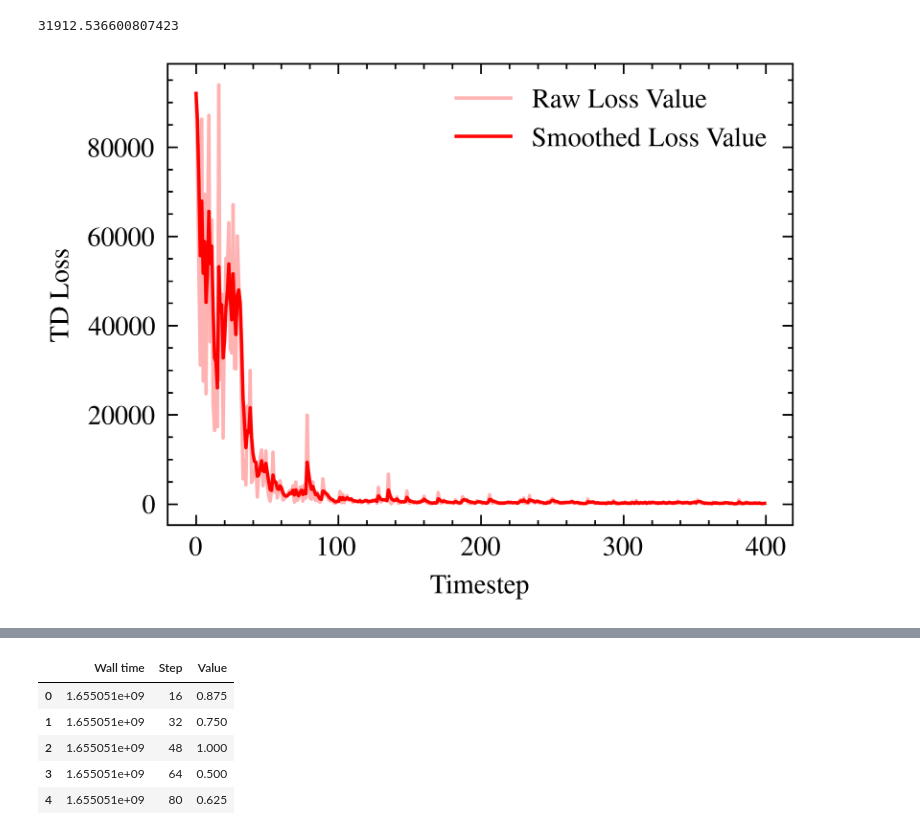
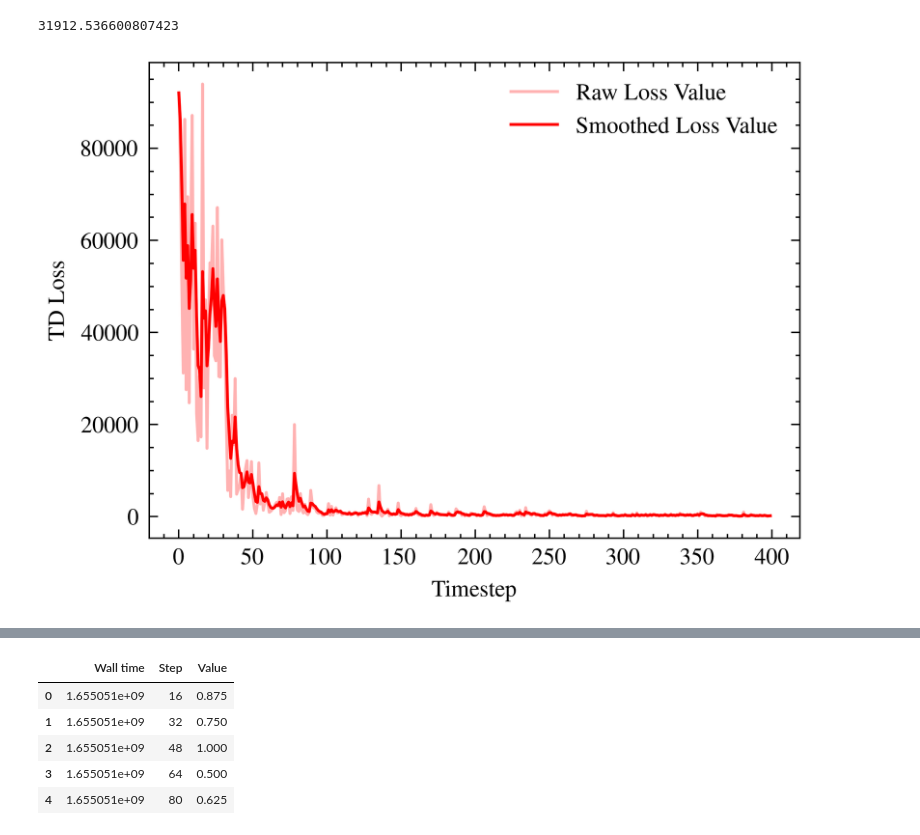
Before and after one commit to eytancanzini/rl-fixture-design, a Jupyter notebook: Python/notebooks/data_processing.ipynb, the cells around one changed output, grey strips where cells are left out. Cells and saved outputs as stored; diff of their text form; code cells hidden in the pictures.

```diff
--- a/Python/notebooks/data_processing.ipynb
+++ b/Python/notebooks/data_processing.ipynb
@@ -63,16 +63,16 @@ smoothed_points[14]
 # %%
 timesteps = np.asarray(df_td_loss['Step'])
 raw_points = np.asarray(df_td_loss['Value'])
-plt.figure()
+plt.figure(figsize=(4,3))
 plt.plot(timesteps, raw_points, 'r-', alpha=0.3)
 plt.plot(timesteps, smoothed_points, 'r-')
 plt.legend(['Raw Loss Value', 'Smoothed Loss Value'])
 plt.xlabel('Timestep')
 plt.ylabel('TD Loss')
-# plt.savefig('./loss-param.png')
+plt.savefig('./loss-param.png')
 plt.show()
 # %% [output]
-[figure, old version]
+[figure, new version]
 # %%
 steps = np.asarray(df_regret['Step'])/16
 
```
Also changed, not shown: parts of 4 cells of this notebook, 5 other files.
